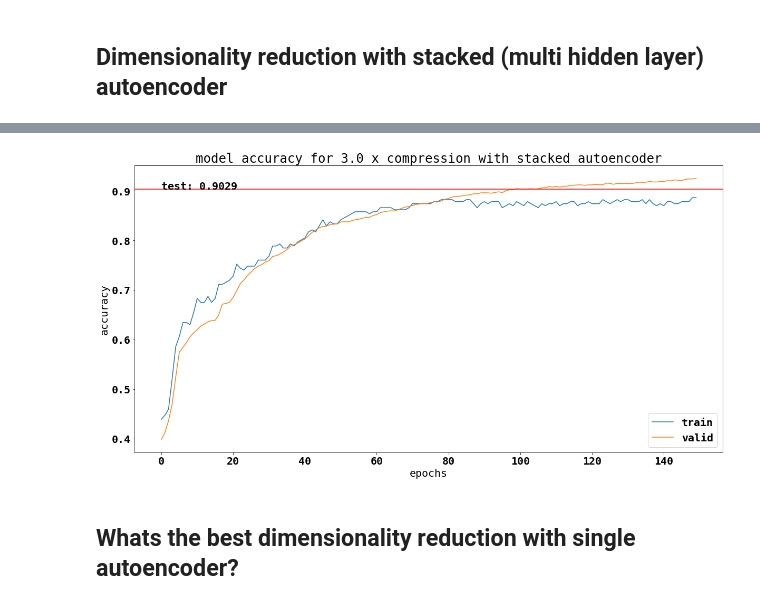
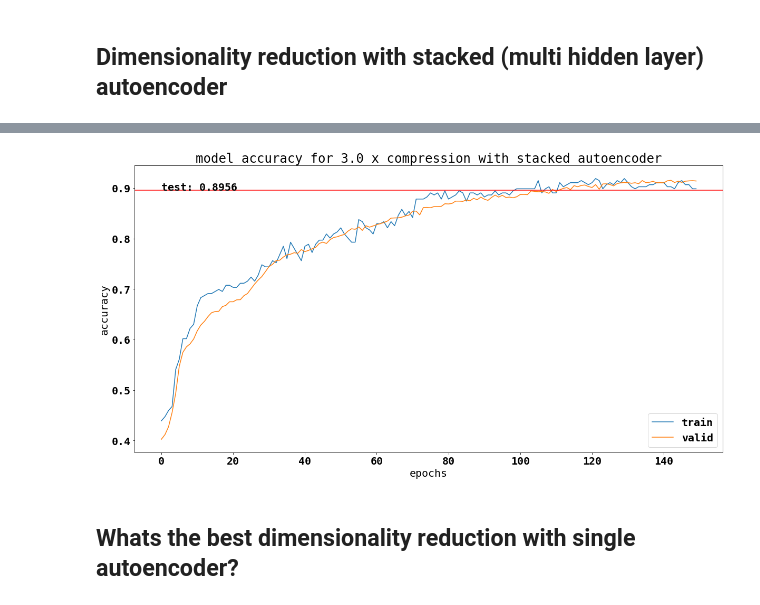
Before and after one commit to philippgrafendorfe/stackedautoencoders, a Jupyter notebook: ROBO_Autoencoder.ipynb, the cells around one changed output, grey strips where cells are left out. Drawn from its saved outputs; the diff is of its cells as text; code cells hidden in the pictures.

```diff
--- a/ROBO_Autoencoder.ipynb
+++ b/ROBO_Autoencoder.ipynb
@@ -198,8 +209,8 @@ One can easily see that our results are better.
 ## Dimensionality Reduction with Single Hidden Layer Autoencoder
 # %%
 encoder_dim = 8
-hidden1_dim = 20
-hidden2_dim = 20
+hidden1_dim = 30
+hidden2_dim = 30
 # %%
 main_input = Input(shape=(input_dim,), dtype='float32', name='main_input')
 
@@ -263,8 +276,6 @@ plt.show()
 encoder_dim1 = 16
 encoder_dim2 = 8
 decoder_dim1 = 16
-hidden1_dim = 20
-hidden2_dim = 20
 # %%
 main_input = Input(shape=(input_dim,), dtype='float32', name='main_input')
 
@@ -280,7 +291,9 @@ decoding_layer2 = Dense(input_dim
                         ,kernel_initializer='normal')(decoding_layer1)
 
 x = Dense(hidden1_dim, activation='relu', kernel_initializer='normal')(encoding_layer2)
+x = Dropout(dropout)(x)
 x = Dense(hidden2_dim, activation='relu', kernel_initializer='normal')(x)
+x = Dropout(dropout)(x)
 
 classifier_output = Dense(num_classes
                           ,activation='softmax'
@@ -308,6 +321,6 @@ stacked_auto_classifier.fit({'main_input': x_train},
                             validation_split=0.05,
                             verbose=0)
 
-score = stacked_auto_classifier.evaluate(x=x_val, y=[y_val, x_val], verbose=1)
-print(score[3])
+stacked_score = stacked_auto_classifier.evaluate(x=x_val, y=[y_val, x_val], verbose=1)[3]
+print(stacked_score)
 # %% [output]
@@ -316,16 +329,16 @@ print(score[3])
 # %%
 fig = plt.figure(figsize=(20,10))
 plt.plot(stacked_auto_classifier.history.history['val_main_output_acc'])
 plt.plot(stacked_auto_classifier.history.history['main_output_acc'])
-plt.axhline(y=score[3], c="red")
-plt.text(0, score[3], "test: " + str(round(score[3], 4)), fontdict=font)
+plt.axhline(y=stacked_score, c="red")
+plt.text(0, stacked_score, "test: " + str(round(stacked_score, 4)), fontdict=font)
 plt.title('model accuracy for ' + str(round(input_dim/encoder_dim, 2)) +  ' x compression with stacked autoencoder')
 plt.ylabel('accuracy')
 plt.xlabel('epochs')
 plt.legend(['train', 'valid'], loc='lower right')
 plt.show()
 # %% [output]
-[figure, old version]
+[figure, new version]
 # %% [markdown]
 ## Whats the best dimensionality reduction with single autoencoder?
 # %%
```
Also changed, not shown: parts of 20 cells of this notebook, 5 other files.
